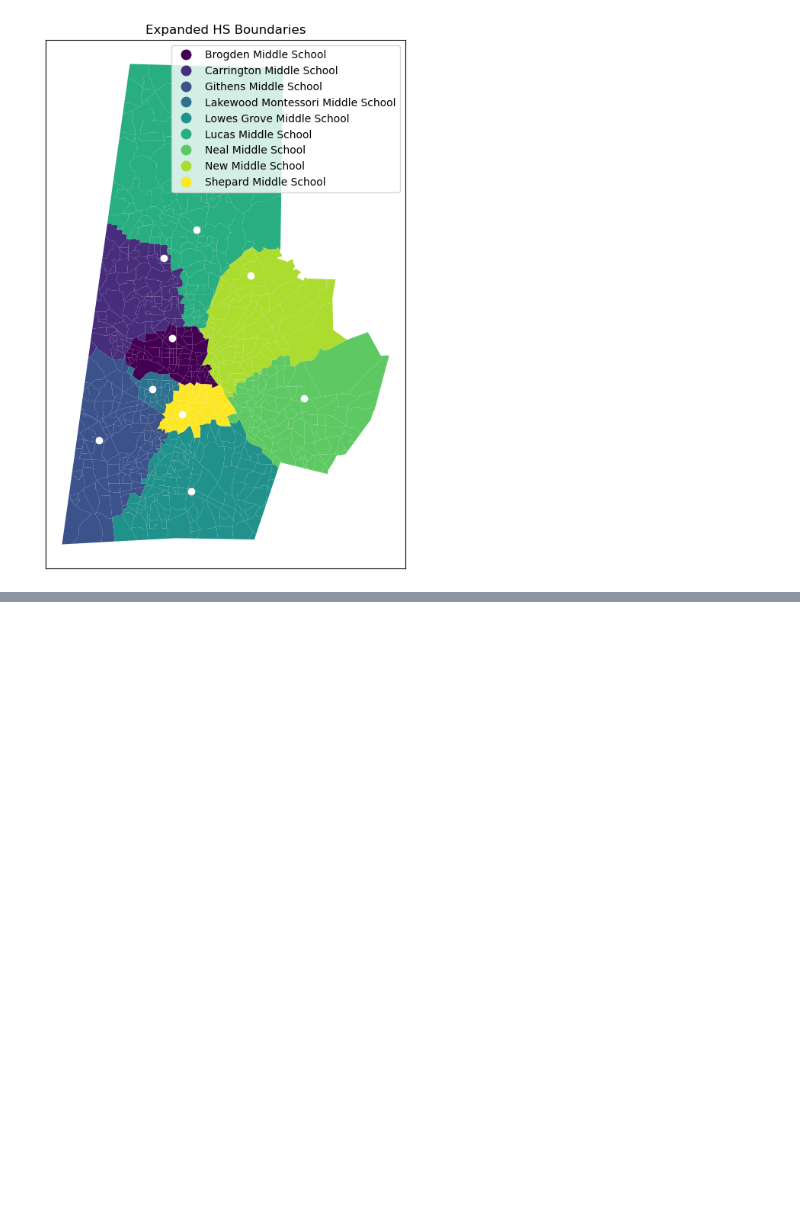
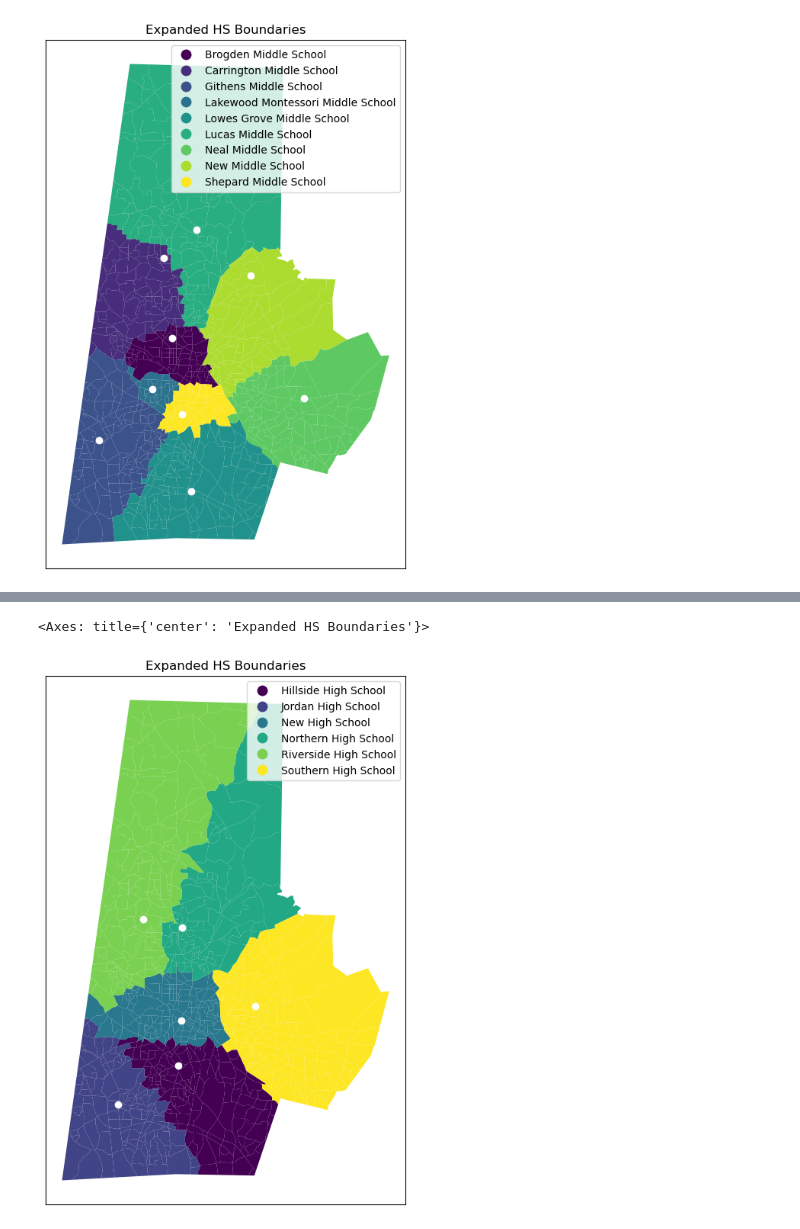
Before and after one commit to olublin/DPS-Planning, a Jupyter notebook: heuristic_add.ipynb, the cells around one changed output, grey strips where cells are left out. Saved outputs shown, nothing was run; the diff lists cells and outputs as text; code cells hidden in the pictures; blank space fills up the shorter version.

```diff
--- a/heuristic_add.ipynb
+++ b/heuristic_add.ipynb
@@ -220,0 +346,18 @@ local_dps_base_ms.plot(ax=plt.gca(), color = 'white')
+# %%
+fig,ax = plt.subplots(figsize = (7,9))
+
+local_hs_full_geo.plot(
+    column='assign',
+    ax = ax,
+    cmap = 'viridis',
+    legend = True
+)
+
+ax.set_xticks([])
+ax.set_yticks([])
+
+plt.title('Expanded HS Boundaries')
+local_dps_base_hs.plot(ax=plt.gca(), color = 'white')
+# %% [output]
+<Axes: title={'center': 'Expanded HS Boundaries'}>
+[figure, added]
```
Also changed, not shown: parts of 12 cells of this notebook.
